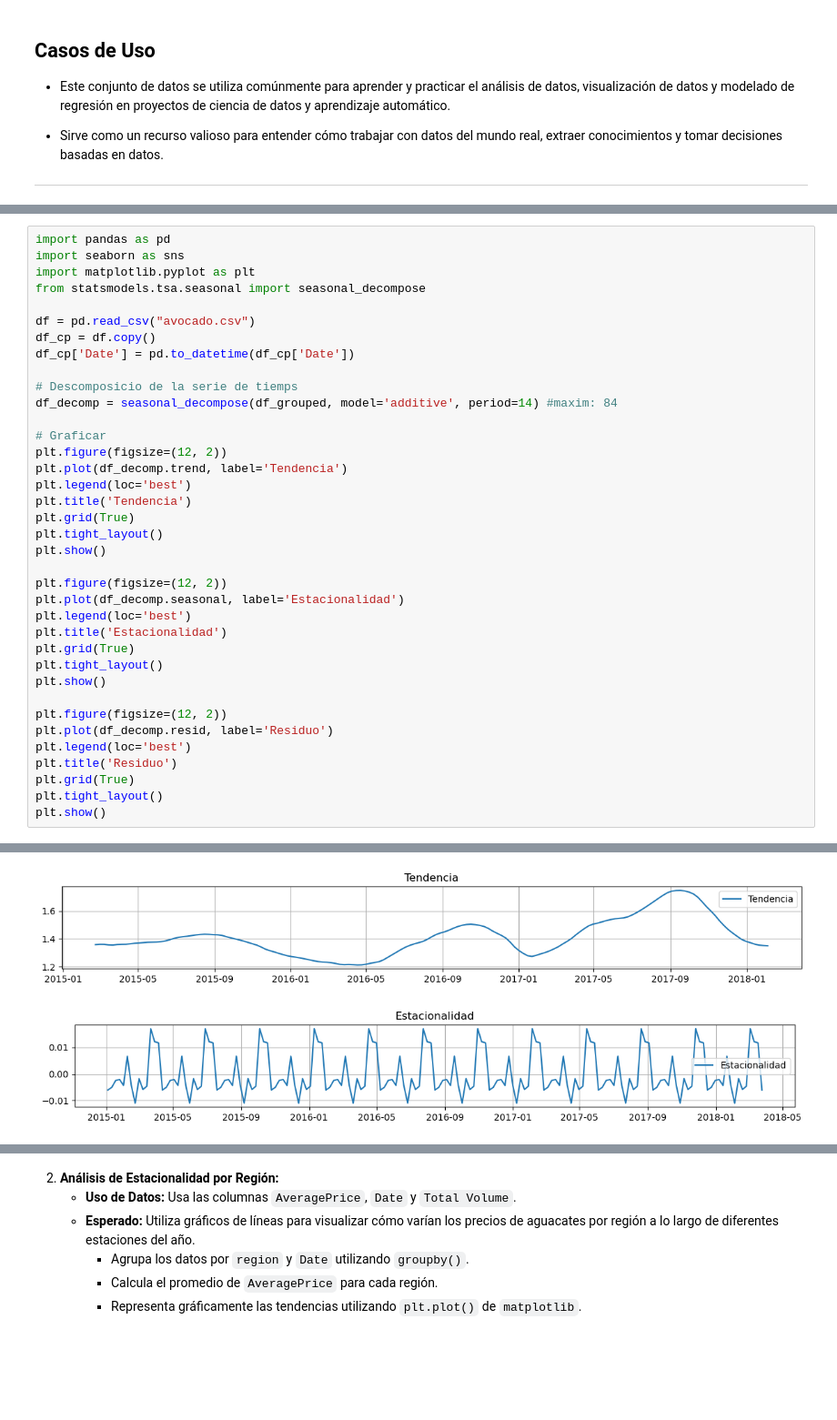
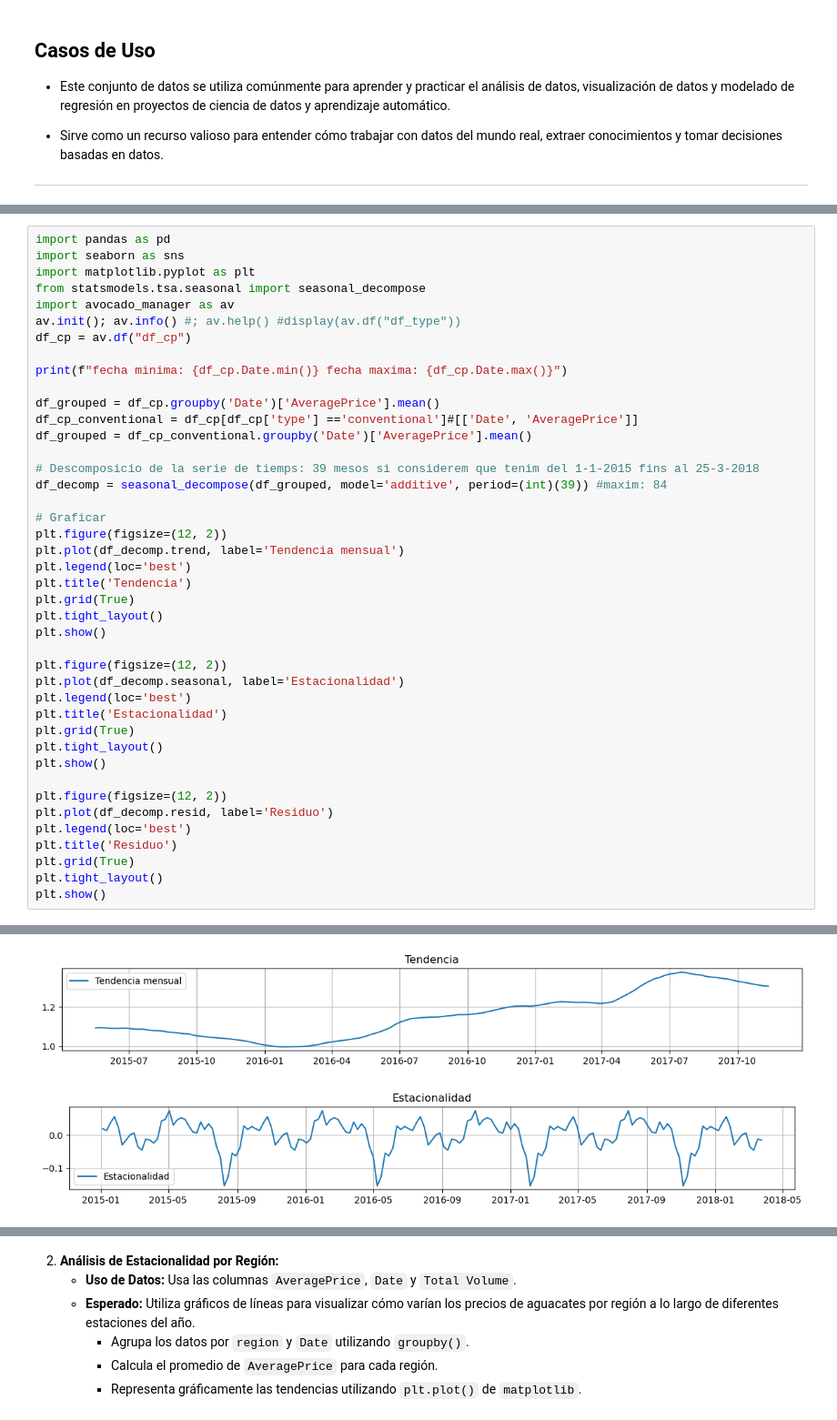
Before and after one commit to cpujol-dev/MiniProjectAavocado, a Jupyter notebook: 1.Analisis_de_Series_Temporales.ipynb, the cells around one changed output, grey strips where cells are left out. Shown at 91% size. Cells and saved outputs as stored; diff of their text form; blank space fills up the shorter version.

```diff
--- a/1.Analisis_de_Series_Temporales.ipynb
+++ b/1.Analisis_de_Series_Temporales.ipynb
@@ -92,17 +90,22 @@ import pandas as pd
 import seaborn as sns
 import matplotlib.pyplot as plt
 from statsmodels.tsa.seasonal import seasonal_decompose
+import avocado_manager as av
+av.init(); av.info() #; av.help() #display(av.df("df_type"))
+df_cp = av.df("df_cp")
 
-df = pd.read_csv("avocado.csv")
-df_cp = df.copy()
-df_cp['Date'] = pd.to_datetime(df_cp['Date'])
+print(f"fecha minima: {df_cp.Date.min()} fecha maxima: {df_cp.Date.max()}")
 
-# Descomposicio de la serie de tiemps
-df_decomp = seasonal_decompose(df_grouped, model='additive', period=14) #maxim: 84
+df_grouped = df_cp.groupby('Date')['AveragePrice'].mean()
+df_cp_conventional = df_cp[df_cp['type'] =='conventional']#[['Date', 'AveragePrice']]
+df_grouped = df_cp_conventional.groupby('Date')['AveragePrice'].mean()
+
+# Descomposicio de la serie de tiemps: 39 mesos si considerem que tenim del 1-1-2015 fins al 25-3-2018
+df_decomp = seasonal_decompose(df_grouped, model='additive', period=(int)(39)) #maxim: 84
 
 # Graficar
 plt.figure(figsize=(12, 2))
-plt.plot(df_decomp.trend, label='Tendencia')
+plt.plot(df_decomp.trend, label='Tendencia mensual')
 plt.legend(loc='best')
 plt.title('Tendencia')
 plt.grid(True)
@@ -128,2 +133,2 @@ plt.show()
-[figure, old version]
+[figure, new version]
-[figure, old version]
+[figure, new version]
```
Also changed, not shown: parts of 16 cells of this notebook.
